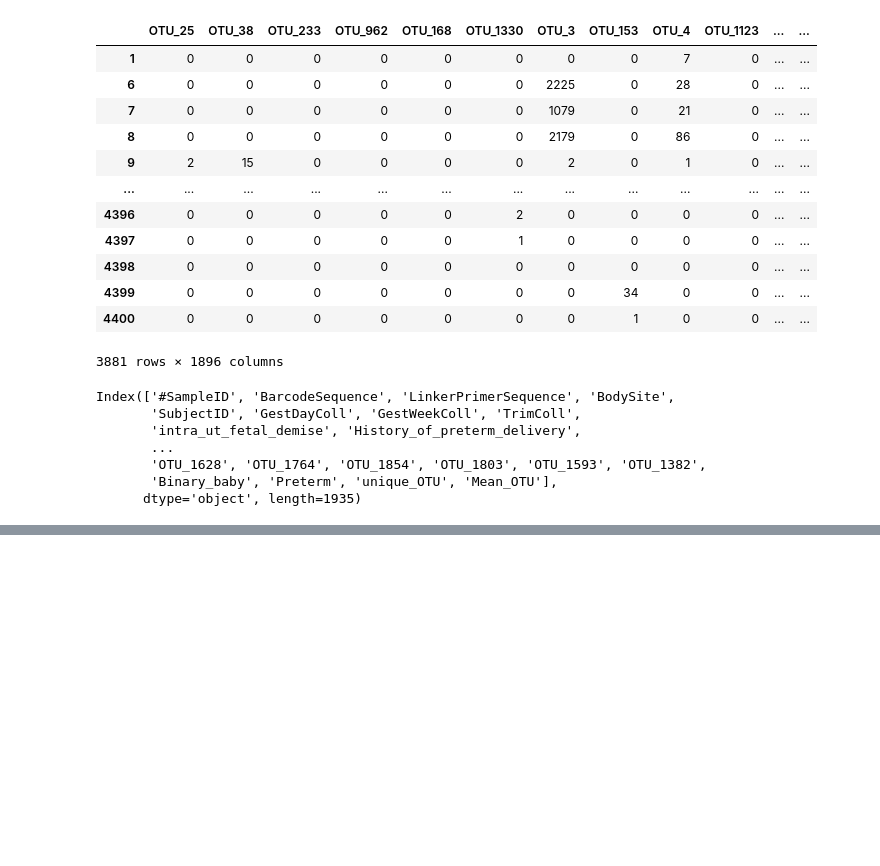
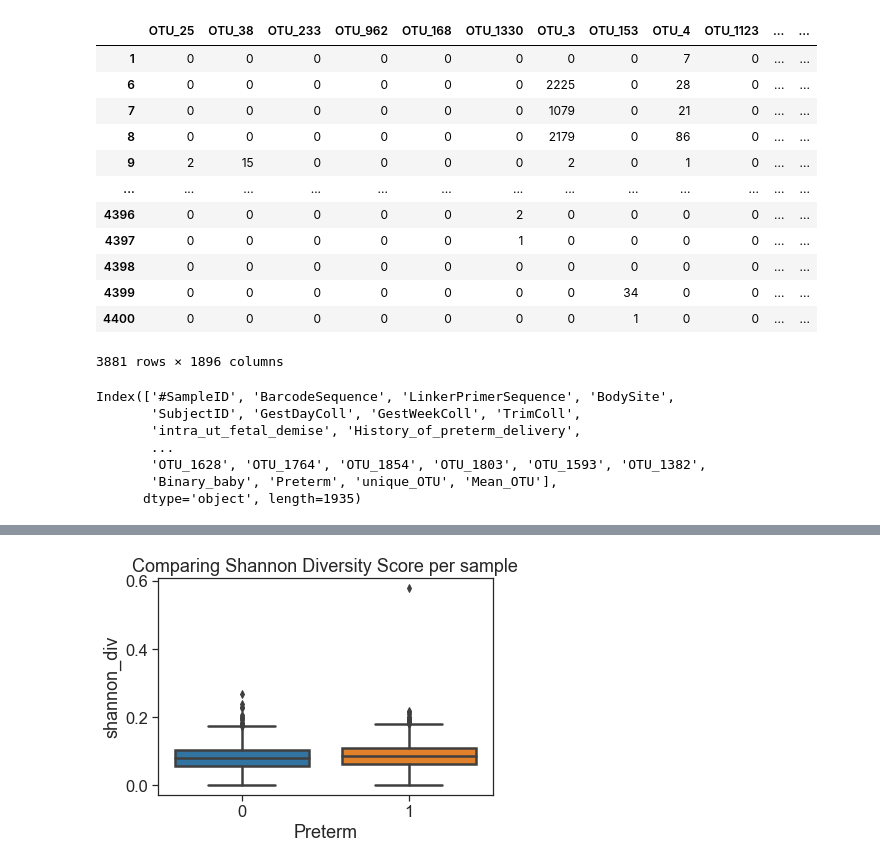
Before and after one commit to annabelng/microbiome, a Jupyter notebook: Preprocessing.ipynb, the cells around one changed output, grey strips where cells are left out. Cells and saved outputs as stored; diff of their text form; code cells hidden in the pictures; blank space fills up the shorter version.

```diff
--- a/Preprocessing.ipynb
+++ b/Preprocessing.ipynb
@@ -538,0 +543,7 @@ sns.boxplot(y='standard_dev',x='Preterm',data=fulldata)
+# %%
+sns.boxplot(y='shannon_div',x='Preterm',data=fulldata)
+plt.title("Comparing Shannon Diversity Score per sample")
+
+plt.savefig(basedir + '/figures/shannonbox.png',bbox_inches = 'tight')
+# %% [output]
+[figure, added]
```
Also changed, not shown: parts of 12 cells of this notebook, 2 other files.
